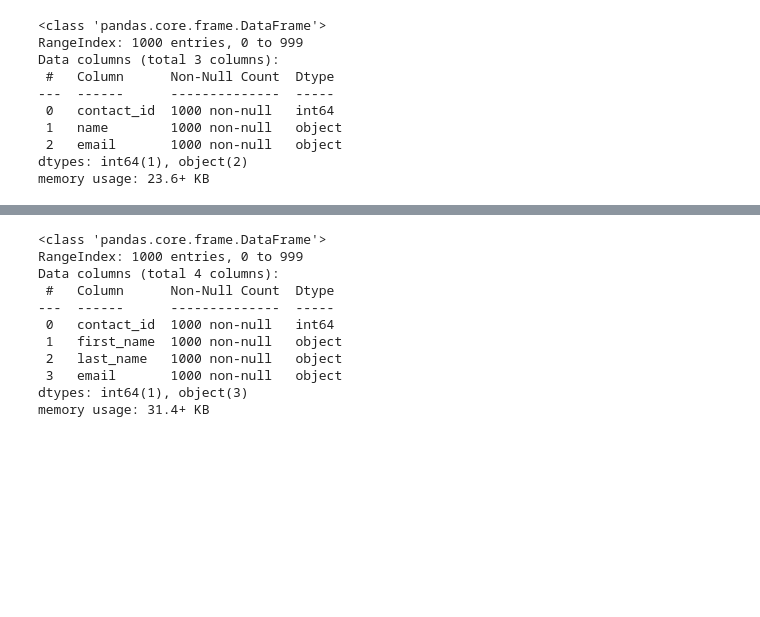
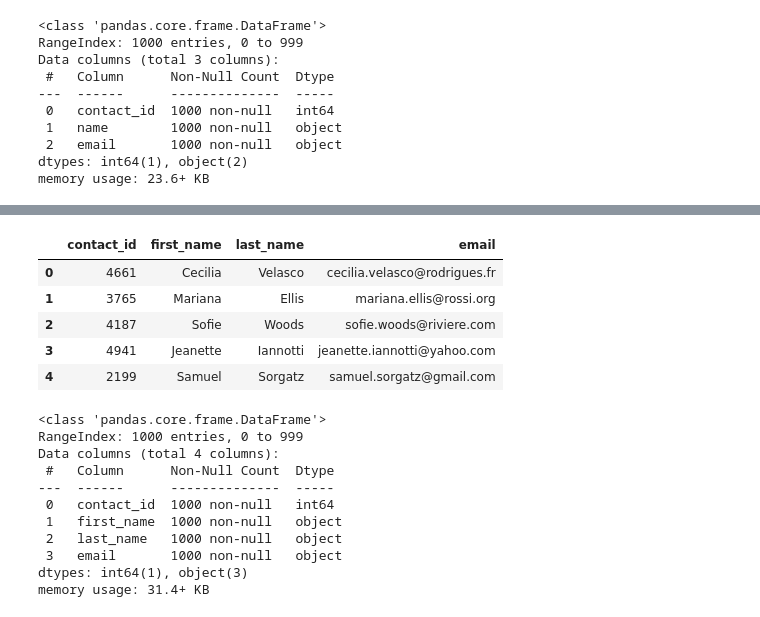
Before and after one commit to EmG3214/crowdfundingETL, a Jupyter notebook: ETL_Mini_Project_Starter_Code.ipynb, the cells around one changed output, grey strips where cells are left out. Drawn from its saved outputs; the diff is of its cells as text; code cells hidden in the pictures; blank space fills up the shorter version.

```diff
--- a/ETL_Mini_Project_Starter_Code.ipynb
+++ b/ETL_Mini_Project_Starter_Code.ipynb
@@ -308,4 +308,4 @@ Then export the DataFrame as a `contacts.csv` CSV file.
 # %%
 #found this method on the internet and it's much easier... but probpably defeats the purpose of the exercise
 import json
-contact_info_df["contact_info"].apply(lambda x: pd.Series(json.loads(x)))
+contact_df = contact_info_df["contact_info"].apply(lambda x: pd.Series(json.loads(x)))
@@ -358,6 +345,4 @@ dtypes: int64(1), object(2)
 memory usage: 23.6+ KB
 # %%
 # Create a "first"name" and "last_name" column with the first and last names from the "name" column.
-
-
-# Drop the contact_name column
+contact_df[['first_name','last_name']] = contact_df['name'].loc[contact_df['name'].str.split(" ").str.len() == 2].str.split(expand=True)
@@ -390,2 +349,17 @@ memory usage: 23.6+ KB
+# %%
+
+# Drop the contact_name column
+contacts_df_clean = contact_df[['contact_id','first_name','last_name', 'email']]
+# %%
+# Reorder the columns
+
+contacts_df_clean.head() #done in previous cell when dropping the unwanted column
+# %% [output]
+|  | contact_id | first_name | last_name | email |
+| 0 | 4661 | Cecilia | Velasco | cecilia.velasco@rodrigues.fr |
+| 1 | 3765 | Mariana | Ellis | mariana.ellis@rossi.org |
+| 2 | 4187 | Sofie | Woods | sofie.woods@riviere.com |
+| 3 | 4941 | Jeanette | Iannotti | jeanette.iannotti@yahoo.com |
+| 4 | 2199 | Samuel | Sorgatz | samuel.sorgatz@gmail.com |
 # %%
 # Check the datatypes one more time before exporting as CSV file.
```
Also changed, not shown: parts of 17 cells of this notebook, 3 other files.
